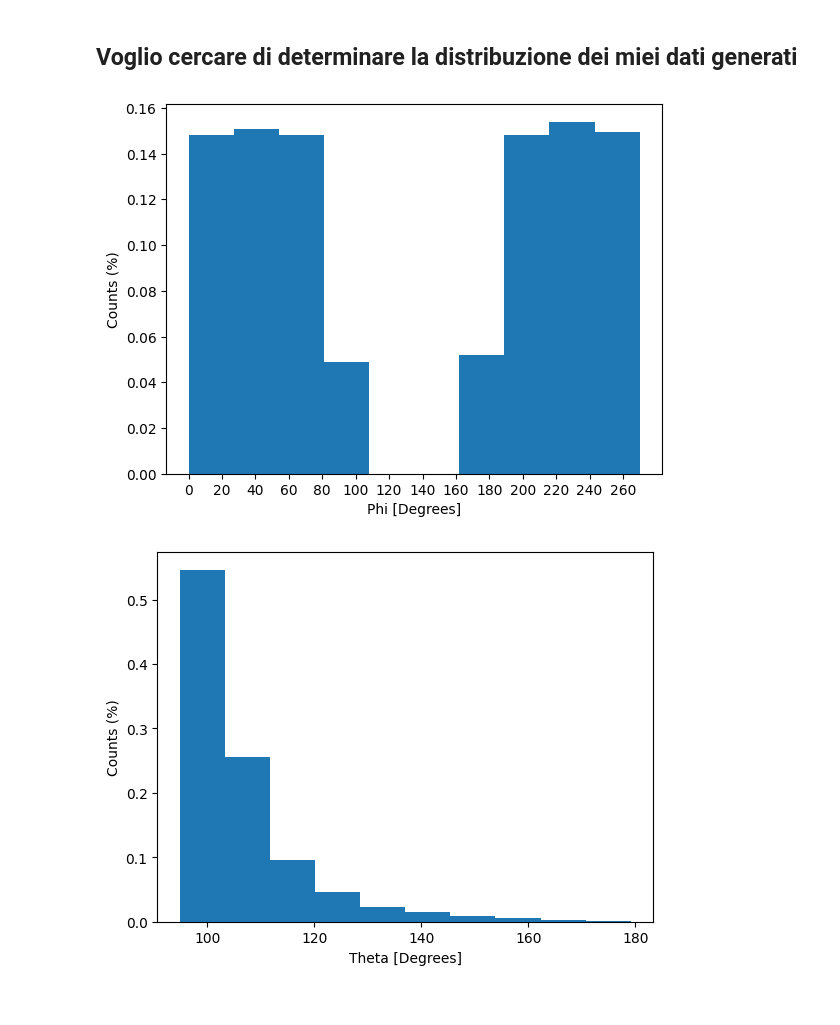
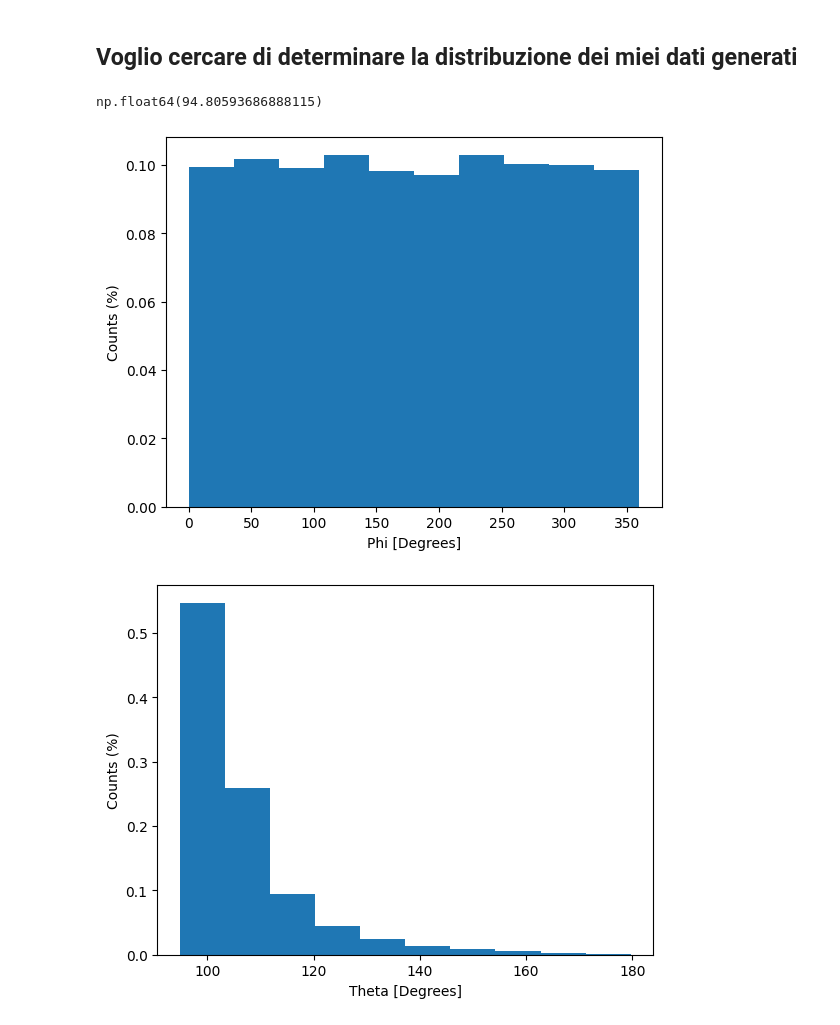
Before and after one commit to lucasulinux/prog_tesi, a Jupyter notebook: test_pseudodataset.ipynb, the cells around one changed output. Drawn from its saved outputs; the diff is of its cells as text; code cells hidden in the pictures.

Commit message:
Aggiunti plot

```diff
--- a/test_pseudodataset.ipynb
+++ b/test_pseudodataset.ipynb
@@ -4,25 +4,21 @@
 import numpy as np
 
 def asSpherical(xyz):
-    #takes list xyz (single coord)
+    # Converts unit vectors [x,y,z] to spherical angles [theta, phi] in degrees
     sph = []
-    for i in xyz:
-        x       = i[0]
-        y       = i[1]
-        z       = i[2]
-        r1 = np.sqrt(x*x+y*y)
-        theta   =  np.arccos(z)*180/ np.pi #to degrees
-        phi     =  np.sign(y)*np.arccos(y/r1)*180/ np.pi
-        sph.append([theta,phi])
+    for x, y, z in xyz:
+        theta = np.arccos(z) * 180 / np.pi         # z = cos(theta)
+        phi = np.arctan2(y, x) * 180 / np.pi       # atan2 handles full circle
+        sph.append([theta, phi])
     return sph
 # %%
 import pandas as pd
 import matplotlib.pyplot as plt
 import numpy as np
 
-path = "/home/luca/Uni/VI/Tesi/prog_tesi/Met_1/directions.csv"
+path = "C:\\Users\\lcdit\\OneDrive\\Desktop\\Uni\\Triennale\\Tesi\\data\\directions_tracks.csv"
 
-direction = pd.read_csv(path).values[:,1:]
+direction = pd.read_csv(path).values
 sph = np.vstack(asSpherical(direction))
 a = np.sort(sph[:,1])
 phi = []
@@ -33,16 +29,19 @@ for i in a:
         phi.append(360+i)
 phi = np.sort(phi)
 theta = np.sort(sph[:,0])
+# %%
+min(theta)
+# %% [output]
+np.float64(94.80593686888115)
 # %%
 counts, bins = np.histogram(phi)
 #plt.stairs(counts/np.sum(counts), bins,)
 plt.hist(bins[:-1], bins, weights=counts/np.sum(counts))
-plt.xticks(range(0,280,20))
 plt.ylabel("Counts (%)")
 plt.xlabel("Phi [Degrees]")
 plt.show()
 # %% [output]
-[figure, old version]
+[figure, new version]
 # %%
 counts, bins = np.histogram(theta)
 plt.ylabel("Counts (%)")
```
Also changed, not shown: parts of 5 cells of this notebook, 11 other files.
